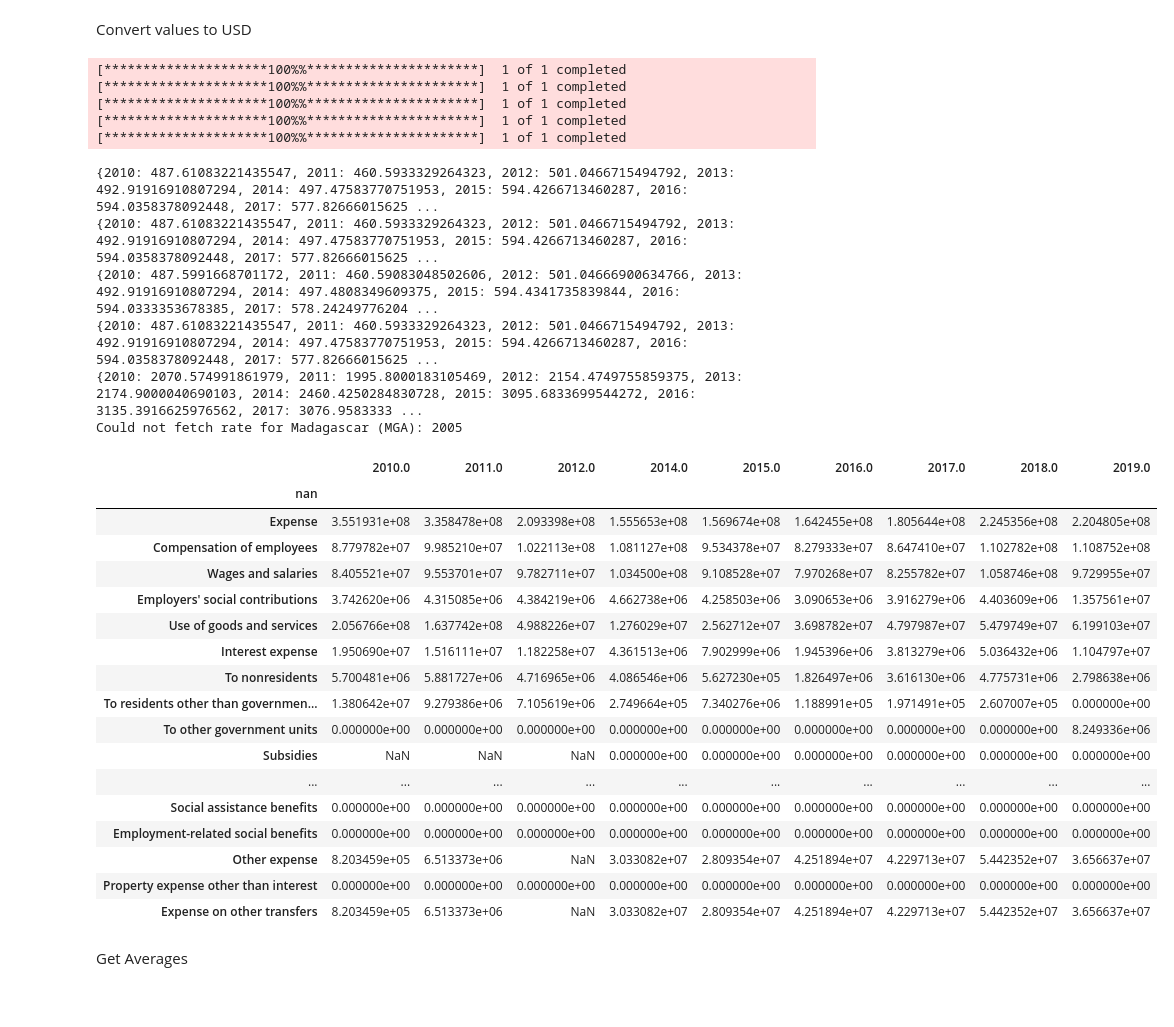
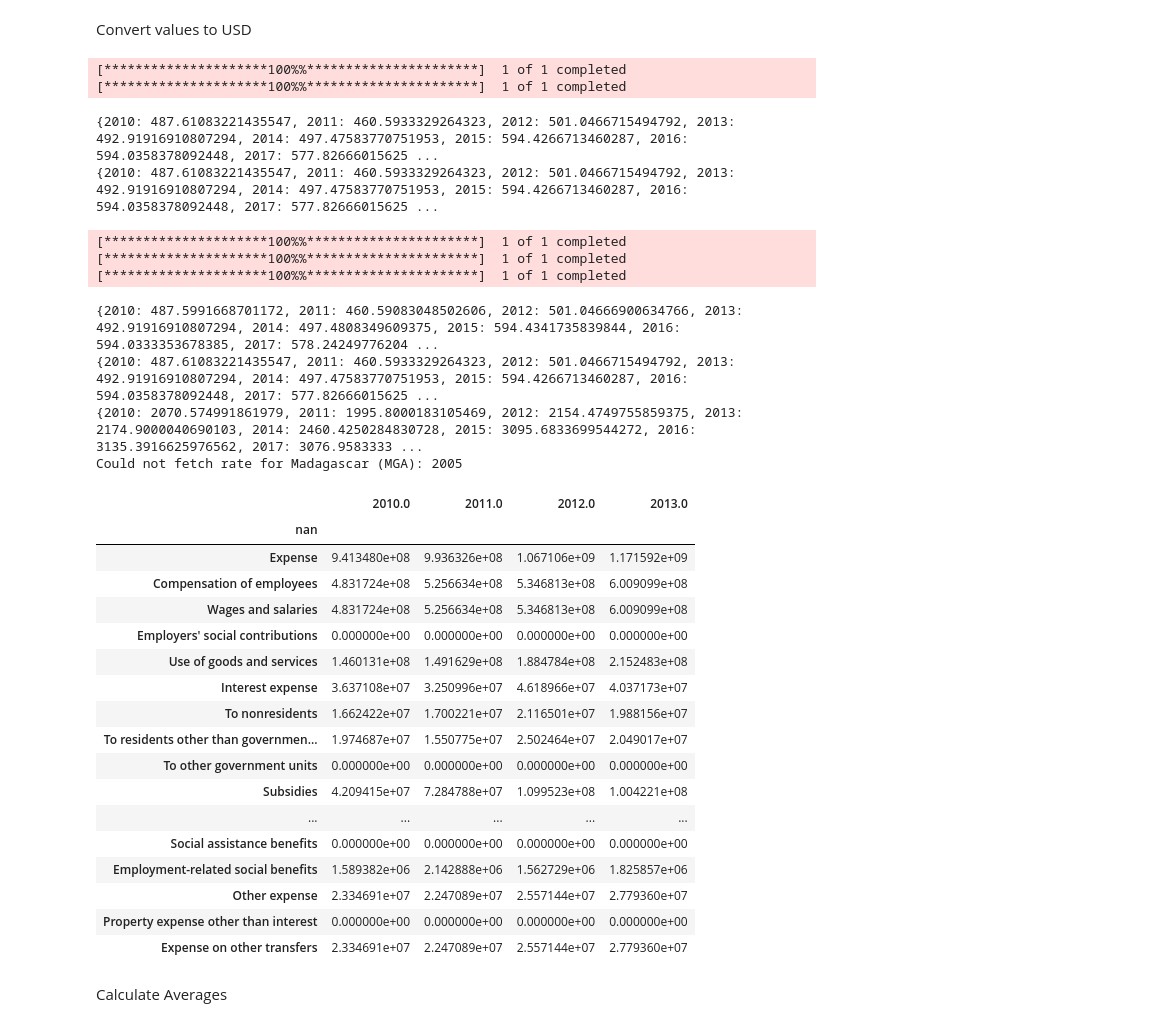
Before and after one commit to mpham8/macro-debtrelief-humancapital, a Jupyter notebook: govt-expenditures.ipynb, the cells around one changed output. Cells and saved outputs as stored; diff of their text form; code cells hidden in the pictures.

Commit message:
average working

```diff
--- a/govt-expenditures.ipynb
+++ b/govt-expenditures.ipynb
@@ -166,61 +166,61 @@ for key in master_table:
 
 
   #get annual 2010-2019 USD to domestic currency exchange rate using yfinance library
   currency = country_currency_codes_table[key] #retrieve currency symbol from 'country_currency_codes_table'
   symbol = f"{currency}=X"
   try:
     data = yf.download(symbol, start="2010-01-01", end="2020-01-01", interval="1mo") #download monthly USD-Currency dataset from 2010-2020
     yearly_data_df = data['Close'].resample('YE').mean() #get the annual average exchange rate outputted as datafram
     yearly_data_table = yearly_data_df.to_dict() # Convert the yearly_data to a hash table with the date as the key
     year_to_exchange_rate_dict = {key.year: value for key, value in yearly_data_table.items()} # Convert the keys to only the year part
     print(year_to_exchange_rate_dict)
 
     #convert DataFrame values to USD
     for year in master_table[key].columns: #loop through columns in dataframe
       year_int = int(year)  # Convert year to integer to match the dictionary keys
       master_table[key][year] = master_table[key][year] / year_to_exchange_rate_dict[year_int] #divide each column's values by that year's exchange rate
 
   except Exception as e: #if errored out
     print(f"Could not fetch rate for {key} ({currency}): {e}")
     error_countries.append(key) #add country to error list
     pass
 
 for country in error_countries:
   del master_table[country]
 
-master_table["Central African Republic"]
+master_table["Benin"]
 # %% [output]
 [*********************100%%**********************]  1 of 1 completed
 [*********************100%%**********************]  1 of 1 completed
-[*********************100%%**********************]  1 of 1 completed
-[*********************100%%**********************]  1 of 1 completed
-[*********************100%%**********************]  1 of 1 completed
 {2010: 487.61083221435547, 2011: 460.5933329264323, 2012: 501.0466715494792, 2013: 492.91916910807294, 2014: 497.47583770751953, 2015: 594.4266713460287, 2016: 594.0358378092448, 2017: 577.82666015625 ...
 {2010: 487.61083221435547, 2011: 460.5933329264323, 2012: 501.0466715494792, 2013: 492.91916910807294, 2014: 497.47583770751953, 2015: 594.4266713460287, 2016: 594.0358378092448, 2017: 577.82666015625 ...
-{2010: 487.5991668701172, 2011: 460.59083048502606, 2012: 501.04666900634766, 2013: 492.91916910807294, 2014: 497.4808349609375, 2015: 594.4341735839844, 2016: 594.0333353678385, 2017: 578.24249776204 ...
-{2010: 487.61083221435547, 2011: 460.5933329264323, 2012: 501.0466715494792, 2013: 492.91916910807294, 2014: 497.47583770751953, 2015: 594.4266713460287, 2016: 594.0358378092448, 2017: 577.82666015625 ...
-{2010: 2070.574991861979, 2011: 1995.8000183105469, 2012: 2154.4749755859375, 2013: 2174.9000040690103, 2014: 2460.4250284830728, 2015: 3095.6833699544272, 2016: 3135.3916625976562, 2017: 3076.9583333 ...
-Could not fetch rate for Madagascar (MGA): 2005
+[*********************100%%**********************]  1 of 1 completed
+[*********************100%%**********************]  1 of 1 completed
+[*********************100%%**********************]  1 of 1 completed
+{2010: 487.5991668701172, 2011: 460.59083048502606, 2012: 501.04666900634766, 2013: 492.91916910807294, 2014: 497.4808349609375, 2015: 594.4341735839844, 2016: 594.0333353678385, 2017: 578.24249776204 ...
+{2010: 487.61083221435547, 2011: 460.5933329264323, 2012: 501.0466715494792, 2013: 492.91916910807294, 2014: 497.47583770751953, 2015: 594.4266713460287, 2016: 594.0358378092448, 2017: 577.82666015625 ...
+{2010: 2070.574991861979, 2011: 1995.8000183105469, 2012: 2154.4749755859375, 2013: 2174.9000040690103, 2014: 2460.4250284830728, 2015: 3095.6833699544272, 2016: 3135.3916625976562, 2017: 3076.9583333 ...
+Could not fetch rate for Madagascar (MGA): 2005
-|  | 2010.0 | 2011.0 | 2012.0 | 2014.0 | 2015.0 | 2016.0 | 2017.0 | 2018.0 | 2019.0 |
-| nan |  |  |  |  |  |  |  |  |  |
-| Expense | 3.551931e+08 | 3.358478e+08 | 2.093398e+08 | 1.555653e+08 | 1.569674e+08 | 1.642455e+08 | 1.805644e+08 | 2.245356e+08 | 2.204805e+08 |
-| Compensation of employees | 8.779782e+07 | 9.985210e+07 | 1.022113e+08 | 1.081127e+08 | 9.534378e+07 | 8.279333e+07 | 8.647410e+07 | 1.102782e+08 | 1.108752e+08 |
-| Wages and salaries | 8.405521e+07 | 9.553701e+07 | 9.782711e+07 | 1.034500e+08 | 9.108528e+07 | 7.970268e+07 | 8.255782e+07 | 1.058746e+08 | 9.729955e+07 |
-| Employers' social contributions | 3.742620e+06 | 4.315085e+06 | 4.384219e+06 | 4.662738e+06 | 4.258503e+06 | 3.090653e+06 | 3.916279e+06 | 4.403609e+06 | 1.357561e+07 |
-| Use of goods and services | 2.056766e+08 | 1.637742e+08 | 4.988226e+07 | 1.276029e+07 | 2.562712e+07 | 3.698782e+07 | 4.797987e+07 | 5.479749e+07 | 6.199103e+07 |
-| Interest expense | 1.950690e+07 | 1.516111e+07 | 1.182258e+07 | 4.361513e+06 | 7.902999e+06 | 1.945396e+06 | 3.813279e+06 | 5.036432e+06 | 1.104797e+07 |
-| To nonresidents | 5.700481e+06 | 5.881727e+06 | 4.716965e+06 | 4.086546e+06 | 5.627230e+05 | 1.826497e+06 | 3.616130e+06 | 4.775731e+06 | 2.798638e+06 |
-| To residents other than governmen... | 1.380642e+07 | 9.279386e+06 | 7.105619e+06 | 2.749664e+05 | 7.340276e+06 | 1.188991e+05 | 1.971491e+05 | 2.607007e+05 | 0.000000e+00 |
-| To other government units | 0.000000e+00 | 0.000000e+00 | 0.000000e+00 | 0.000000e+00 | 0.000000e+00 | 0.000000e+00 | 0.000000e+00 | 0.000000e+00 | 8.249336e+06 |
-| Subsidies | NaN | NaN | NaN | 0.000000e+00 | 0.000000e+00 | 0.000000e+00 | 0.000000e+00 | 0.000000e+00 | 0.000000e+00 |
-| ... | ... | ... | ... | ... | ... | ... | ... | ... | ... |
-| Social assistance benefits | 0.000000e+00 | 0.000000e+00 | 0.000000e+00 | 0.000000e+00 | 0.000000e+00 | 0.000000e+00 | 0.000000e+00 | 0.000000e+00 | 0.000000e+00 |
-| Employment-related social benefits | 0.000000e+00 | 0.000000e+00 | 0.000000e+00 | 0.000000e+00 | 0.000000e+00 | 0.000000e+00 | 0.000000e+00 | 0.000000e+00 | 0.000000e+00 |
-| Other expense | 8.203459e+05 | 6.513373e+06 | NaN | 3.033082e+07 | 2.809354e+07 | 4.251894e+07 | 4.229713e+07 | 5.442352e+07 | 3.656637e+07 |
-| Property expense other than interest | 0.000000e+00 | 0.000000e+00 | 0.000000e+00 | 0.000000e+00 | 0.000000e+00 | 0.000000e+00 | 0.000000e+00 | 0.000000e+00 | 0.000000e+00 |
-| Expense on other transfers | 8.203459e+05 | 6.513373e+06 | NaN | 3.033082e+07 | 2.809354e+07 | 4.251894e+07 | 4.229713e+07 | 5.442352e+07 | 3.656637e+07 |
+|  | 2010.0 | 2011.0 | 2012.0 | 2013.0 |
+| nan |  |  |  |  |
+| Expense | 9.413480e+08 | 9.936326e+08 | 1.067106e+09 | 1.171592e+09 |
+| Compensation of employees | 4.831724e+08 | 5.256634e+08 | 5.346813e+08 | 6.009099e+08 |
+| Wages and salaries | 4.831724e+08 | 5.256634e+08 | 5.346813e+08 | 6.009099e+08 |
+| Employers' social contributions | 0.000000e+00 | 0.000000e+00 | 0.000000e+00 | 0.000000e+00 |
+| Use of goods and services | 1.460131e+08 | 1.491629e+08 | 1.884784e+08 | 2.152483e+08 |
+| Interest expense | 3.637108e+07 | 3.250996e+07 | 4.618966e+07 | 4.037173e+07 |
+| To nonresidents | 1.662422e+07 | 1.700221e+07 | 2.116501e+07 | 1.988156e+07 |
+| To residents other than governmen... | 1.974687e+07 | 1.550775e+07 | 2.502464e+07 | 2.049017e+07 |
+| To other government units | 0.000000e+00 | 0.000000e+00 | 0.000000e+00 | 0.000000e+00 |
+| Subsidies | 4.209415e+07 | 7.284788e+07 | 1.099523e+08 | 1.004221e+08 |
+| ... | ... | ... | ... | ... |
+| Social assistance benefits | 0.000000e+00 | 0.000000e+00 | 0.000000e+00 | 0.000000e+00 |
+| Employment-related social benefits | 1.589382e+06 | 2.142888e+06 | 1.562729e+06 | 1.825857e+06 |
+| Other expense | 2.334691e+07 | 2.247089e+07 | 2.557144e+07 | 2.779360e+07 |
+| Property expense other than interest | 0.000000e+00 | 0.000000e+00 | 0.000000e+00 | 0.000000e+00 |
+| Expense on other transfers | 2.334691e+07 | 2.247089e+07 | 2.557144e+07 | 2.779360e+07 |
 # %% [markdown]
-Get Averages
+Calculate Averages
 # %%
 master_averages_ls = [] #make master averages list as place to store averages
 
```
Also changed, not shown: parts of 2 cells of this notebook.
